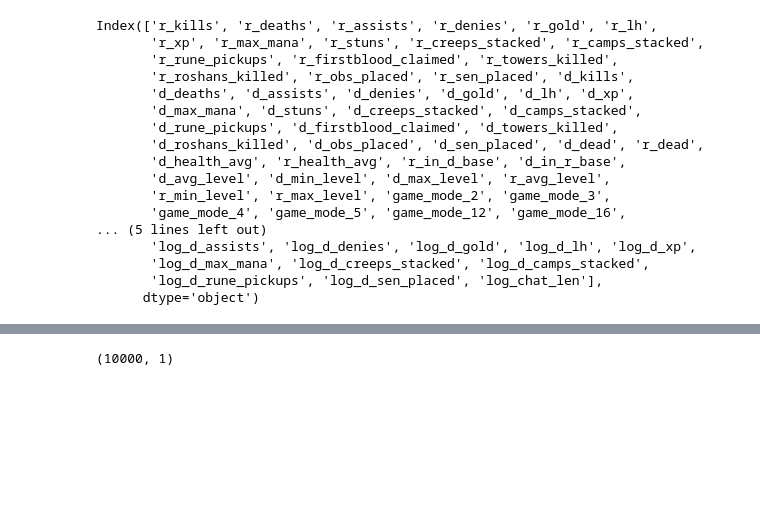
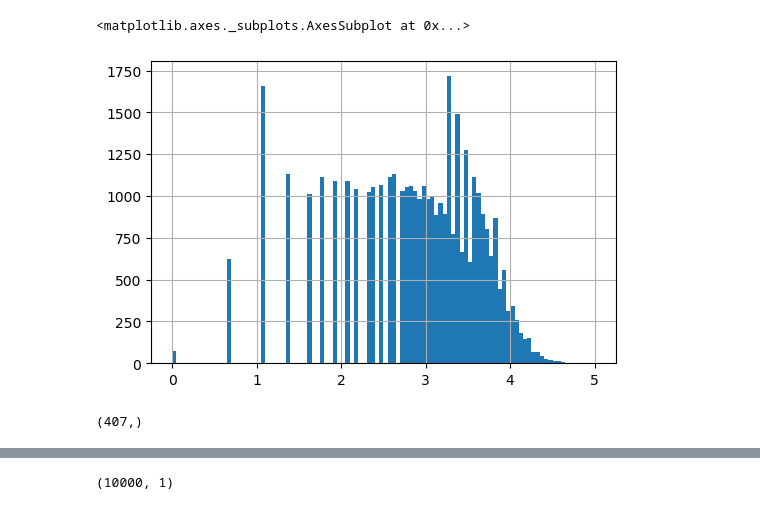
Before and after one commit to tankonst/game_winner_binary_classifier, a Jupyter notebook: Log_reg_tk.ipynb, the cells around one changed output, grey strips where cells are left out. Drawn from its saved outputs; the diff is of its cells as text; code cells hidden in the pictures; blank space fills up the shorter version.

```diff
--- a/Log_reg_tk.ipynb
+++ b/Log_reg_tk.ipynb
@@ -24,20 +24,9 @@ data.head()
+# %%
+data.log_r_rune_pickups.hist(bins=100)
+# %% [output]
+<matplotlib.axes._subplots.AxesSubplot at 0x...>
+[figure, added]
 # %%
-data.columns
+data.columns.shape
 # %% [output]
-Index(['r_kills', 'r_deaths', 'r_assists', 'r_denies', 'r_gold', 'r_lh',
-       'r_xp', 'r_max_mana', 'r_stuns', 'r_creeps_stacked', 'r_camps_stacked',
-       'r_rune_pickups', 'r_firstblood_claimed', 'r_towers_killed',
-       'r_roshans_killed', 'r_obs_placed', 'r_sen_placed', 'd_kills',
-       'd_deaths', 'd_assists', 'd_denies', 'd_gold', 'd_lh', 'd_xp',
-       'd_max_mana', 'd_stuns', 'd_creeps_stacked', 'd_camps_stacked',
-       'd_rune_pickups', 'd_firstblood_claimed', 'd_towers_killed',
-       'd_roshans_killed', 'd_obs_placed', 'd_sen_placed', 'd_dead', 'r_dead',
-       'd_health_avg', 'r_health_avg', 'r_in_d_base', 'd_in_r_base',
-       'd_avg_level', 'd_min_level', 'd_max_level', 'r_avg_level',
-       'r_min_level', 'r_max_level', 'game_mode_2', 'game_mode_3',
-       'game_mode_4', 'game_mode_5', 'game_mode_12', 'game_mode_16',
-... (5 lines left out)
-       'log_d_assists', 'log_d_denies', 'log_d_gold', 'log_d_lh', 'log_d_xp',
-       'log_d_max_mana', 'log_d_creeps_stacked', 'log_d_camps_stacked',
-       'log_d_rune_pickups', 'log_d_sen_placed', 'log_chat_len'],
-      dtype='object')
+(407,)
```
Also changed, not shown: parts of 21 cells of this notebook, 1 other file.
